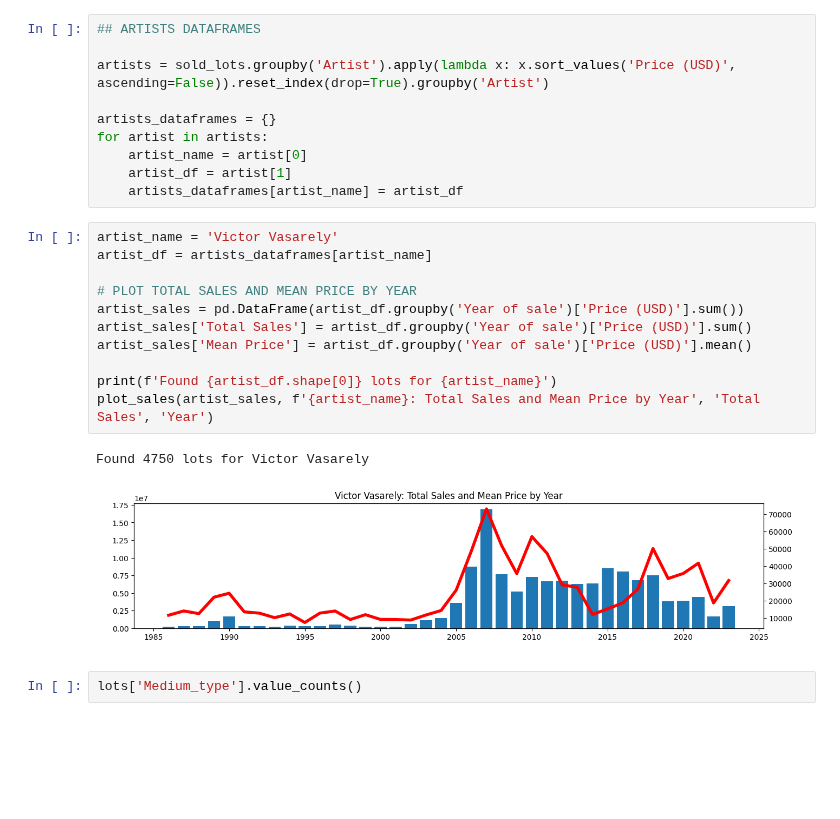
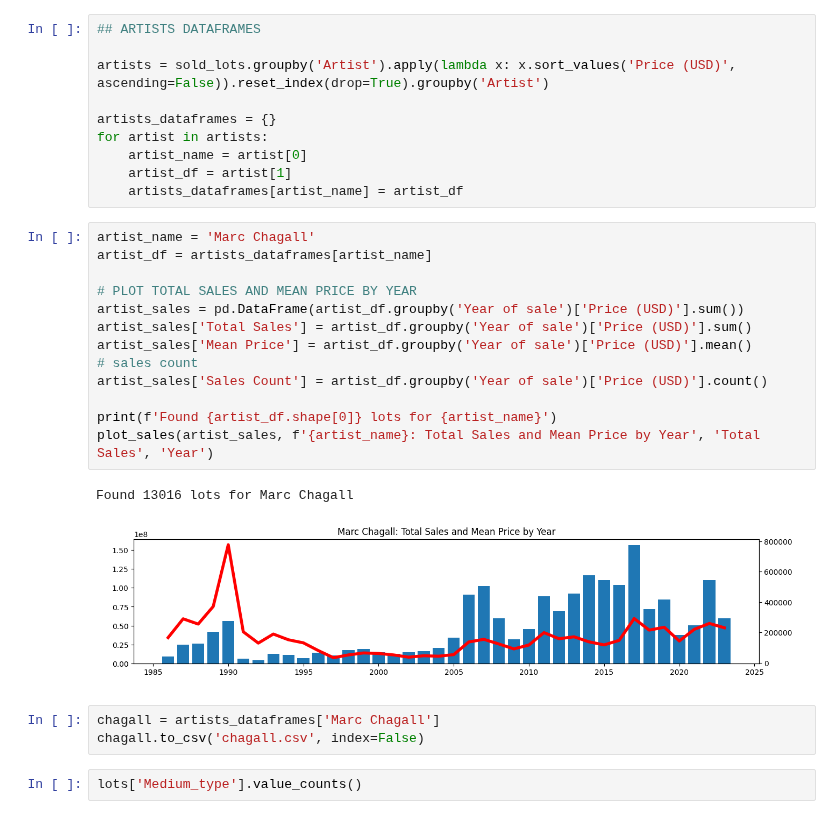
Before and after one commit to cryptogazzetta/Arte, a Jupyter notebook: analysis/artsy_auctions.ipynb, the cells around one changed output. Saved outputs shown, nothing was run; the diff lists cells and outputs as text; blank space fills up the shorter version.

```diff
--- a/analysis/artsy_auctions.ipynb
+++ b/analysis/artsy_auctions.ipynb
@@ -111,19 +111,24 @@ for artist in artists:
     artist_df = artist[1]
     artists_dataframes[artist_name] = artist_df
 # %%
-artist_name = 'Victor Vasarely'
+artist_name = 'Marc Chagall'
 artist_df = artists_dataframes[artist_name]
 
 # PLOT TOTAL SALES AND MEAN PRICE BY YEAR
 artist_sales = pd.DataFrame(artist_df.groupby('Year of sale')['Price (USD)'].sum())
 artist_sales['Total Sales'] = artist_df.groupby('Year of sale')['Price (USD)'].sum()
 artist_sales['Mean Price'] = artist_df.groupby('Year of sale')['Price (USD)'].mean()
+# sales count
+artist_sales['Sales Count'] = artist_df.groupby('Year of sale')['Price (USD)'].count()
 
 print(f'Found {artist_df.shape[0]} lots for {artist_name}')
 plot_sales(artist_sales, f'{artist_name}: Total Sales and Mean Price by Year', 'Total Sales', 'Year')
 # %% [output]
-Found 4750 lots for Victor Vasarely
+Found 13016 lots for Marc Chagall
-[figure, old version]
+[figure, new version]
+# %%
+chagall = artists_dataframes['Marc Chagall']
+chagall.to_csv('chagall.csv', index=False)
 # %%
 lots['Medium_type'].value_counts()
 # %% [output]
```
Also changed, not shown: parts of 1 cell of this notebook, 7 other files.
